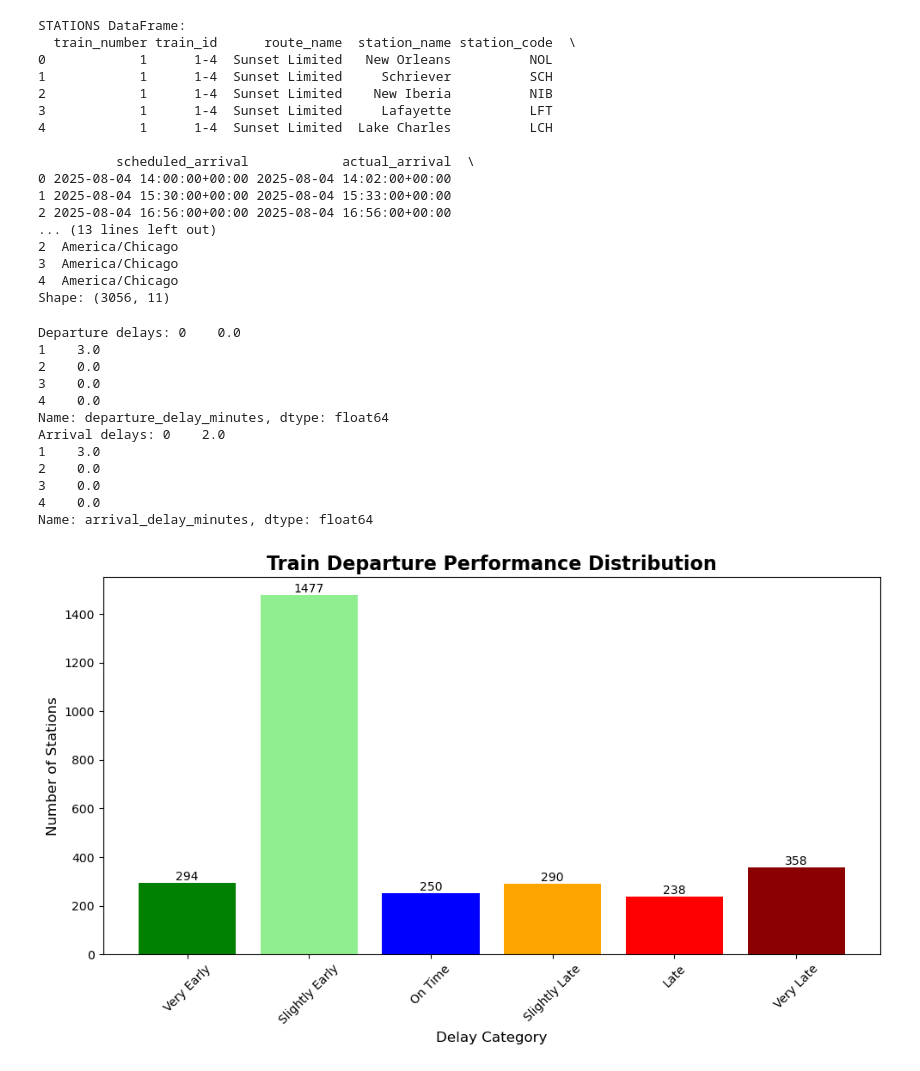
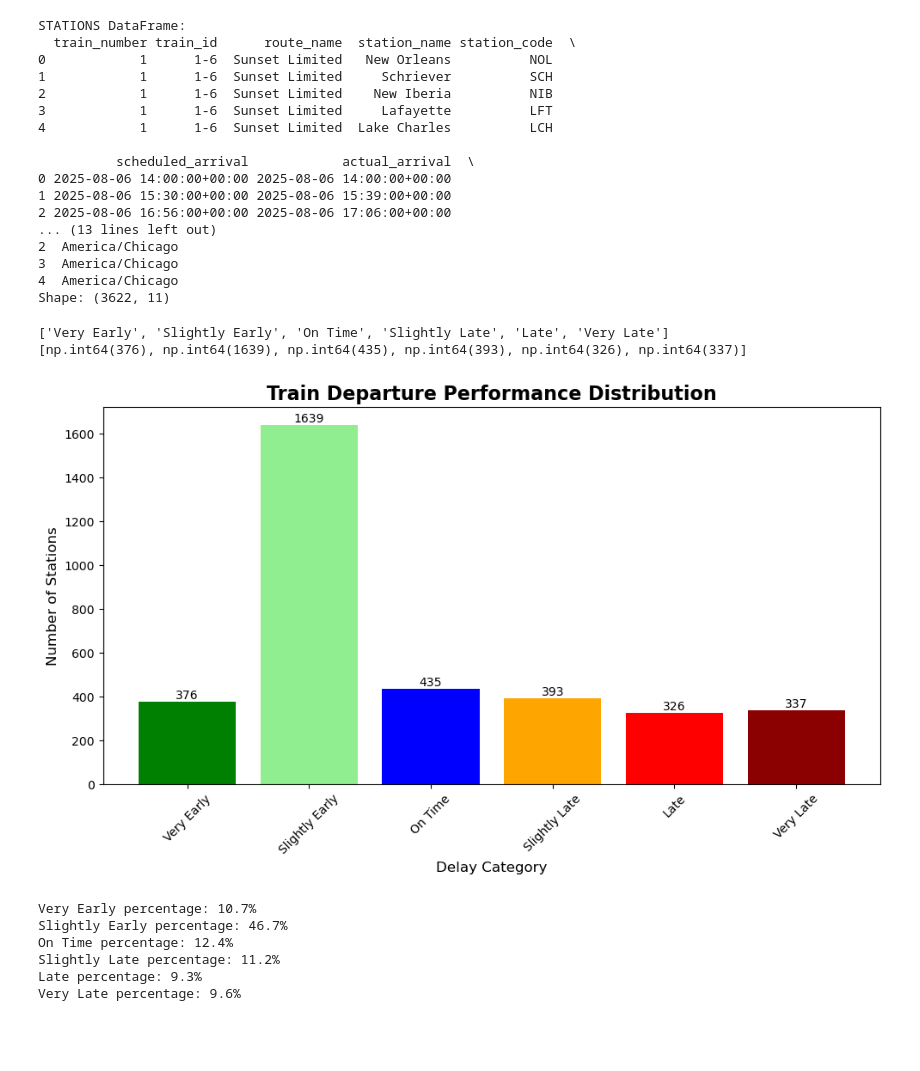
Before and after one commit to walterga43/amtrack_delay_prediction, a Jupyter notebook: notebook.ipynb, the cells around one changed output. Drawn from its saved outputs; the diff is of its cells as text; code cells hidden in the pictures; blank space fills up the shorter version.

Commit message:
Added percentages for delay types

```diff
--- a/notebook.ipynb
+++ b/notebook.ipynb
@@ -2,9 +2,9 @@
 import pandas as pd
 import matplotlib.pyplot as plt
 import numpy as np
-from AmtrackDataCollector import AmtrackDataCollector
+from data_collector import AmtrackDataCollector
 
-collector = AmtrackDataCollector("my_train_data.json")
+collector = AmtrackDataCollector("data/raw/raw.json")
 
 raw_data = collector.get_train_data()
 
@@ -95,21 +96,21 @@ print(f"Shape: {stations_df.shape}")
 # %% [output]
 STATIONS DataFrame:
   train_number train_id      route_name  station_name station_code  \
-0            1      1-4  Sunset Limited   New Orleans          NOL
-1            1      1-4  Sunset Limited     Schriever          SCH
-2            1      1-4  Sunset Limited    New Iberia          NIB
-3            1      1-4  Sunset Limited     Lafayette          LFT
-4            1      1-4  Sunset Limited  Lake Charles          LCH
+0            1      1-6  Sunset Limited   New Orleans          NOL
+1            1      1-6  Sunset Limited     Schriever          SCH
+2            1      1-6  Sunset Limited    New Iberia          NIB
+3            1      1-6  Sunset Limited     Lafayette          LFT
+4            1      1-6  Sunset Limited  Lake Charles          LCH
 
           scheduled_arrival            actual_arrival  \
-0 2025-08-04 14:00:00+00:00 2025-08-04 14:02:00+00:00
-1 2025-08-04 15:30:00+00:00 2025-08-04 15:33:00+00:00
-2 2025-08-04 16:56:00+00:00 2025-08-04 16:56:00+00:00
+0 2025-08-06 14:00:00+00:00 2025-08-06 14:00:00+00:00
+1 2025-08-06 15:30:00+00:00 2025-08-06 15:39:00+00:00
+2 2025-08-06 16:56:00+00:00 2025-08-06 17:06:00+00:00
 ... (13 lines left out)
 2  America/Chicago
 3  America/Chicago
 4  America/Chicago
-Shape: (3056, 11)
+Shape: (3622, 11)
 # %%
 stations_df['scheduled_departure_utc'] = pd.to_datetime(stations_df['scheduled_departure']).dt.tz_convert('UTC')
 stations_df['actual_departure_utc'] = pd.to_datetime(stations_df['actual_departure']).dt.tz_convert('UTC')
@@ -117,53 +118,54 @@ stations_df['actual_departure_utc'] = pd.to_datetime(stations_df['actual_departu
 stations_df["departure_delay_minutes"] = (stations_df['actual_departure'] - stations_df['scheduled_departure']).dt.total_seconds() / 60
 stations_df["arrival_delay_minutes"] = (stations_df['actual_arrival'] - stations_df['scheduled_arrival']).dt.total_seconds() / 60
 
-print(f"Departure delays: {stations_df.departure_delay_minutes.head()}")
-print(f"Arrival delays: {stations_df.arrival_delay_minutes.head()}")
+# print(f"Departure delays: {stations_df.departure_delay_minutes.head()}")
+# print(f"Arrival delays: {stations_df.arrival_delay_minutes.head()}")
 
 # print(f"Total departure delays: {stations_df.departure_delay_minutes.gt(0).sum()}")
 # print(f"Total arrival delays: {stations_df.arrival_delay_minutes.gt(0).sum()}")
 
 # Data visualization for delays.
 plt.figure(figsize=(10, 6))
 delay_bins = [-60, -5, 5, 15, 30, 60, 999]
 delay_labels = ['Very Early', 'Slightly Early', 'On Time', 'Slightly Late', 'Late', 'Very Late']
 delay_colors = ['green', 'lightgreen', 'blue', 'orange', 'red', 'darkred']
 stations_df['delay_category'] = pd.cut(
     stations_df['departure_delay_minutes'],
     bins=delay_bins,
     labels=delay_labels
 )
 delay_counts = stations_df['delay_category'].value_counts()
 ordered_categories = delay_labels
 ordered_counts = [delay_counts.get(category, 0) for category in ordered_categories]
 
-
+print(ordered_categories)
+print(ordered_counts)
 bars = plt.bar(ordered_categories, ordered_counts, color=delay_colors)
 plt.title('Train Departure Performance Distribution', fontsize=16, fontweight='bold')
 plt.xlabel('Delay Category', fontsize=12)
 plt.ylabel('Number of Stations', fontsize=12)
 plt.xticks(rotation=45)
 for bar, count in zip(bars, ordered_counts):
   x_position = bar.get_x() + bar.get_width()/2.
   y_position = count + 0.5
   plt.text(x_position, y_position, str(count), ha='center', va='bottom')
 
 plt.tight_layout()
 plt.show()
+
+delay_counts_sum = delay_counts.sum()
+for category, count in zip(ordered_categories, ordered_counts):
+  print(f"{category} percentage: {round(count/delay_counts_sum*100,1)}%")
 # %% [output]
-Departure delays: 0    0.0
-1    3.0
-2    0.0
-3    0.0
-4    0.0
-Name: departure_delay_minutes, dtype: float64
-Arrival delays: 0    2.0
-1    3.0
-2    0.0
-3    0.0
-4    0.0
-Name: arrival_delay_minutes, dtype: float64
+['Very Early', 'Slightly Early', 'On Time', 'Slightly Late', 'Late', 'Very Late']
+[np.int64(376), np.int64(1639), np.int64(435), np.int64(393), np.int64(326), np.int64(337)]
-[figure, old version]
+[figure, new version]
+Very Early percentage: 10.7%
+Slightly Early percentage: 46.7%
+On Time percentage: 12.4%
+Slightly Late percentage: 11.2%
+Late percentage: 9.3%
+Very Late percentage: 9.6%
 # %%
 route_delays = stations_df.groupby('route_name')['departure_delay_minutes'].agg(['mean', 'count'])
 route_delays = route_delays[route_delays['count'] >= 5]
```
Also changed, not shown: parts of 3 cells of this notebook.
